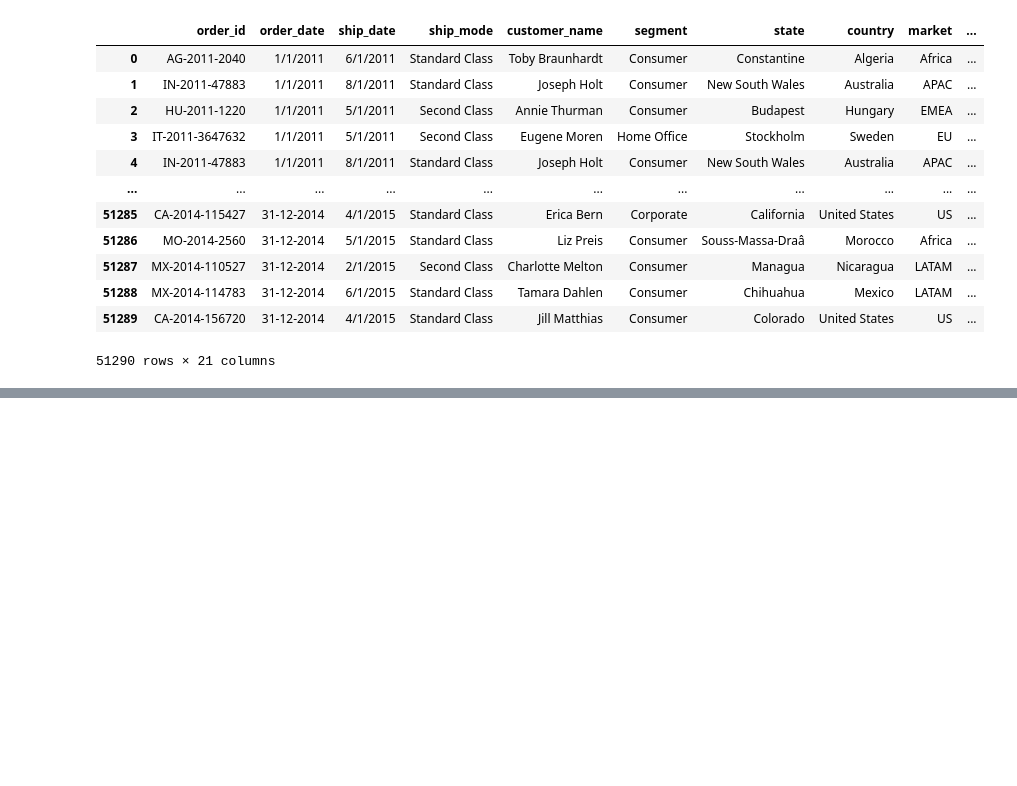
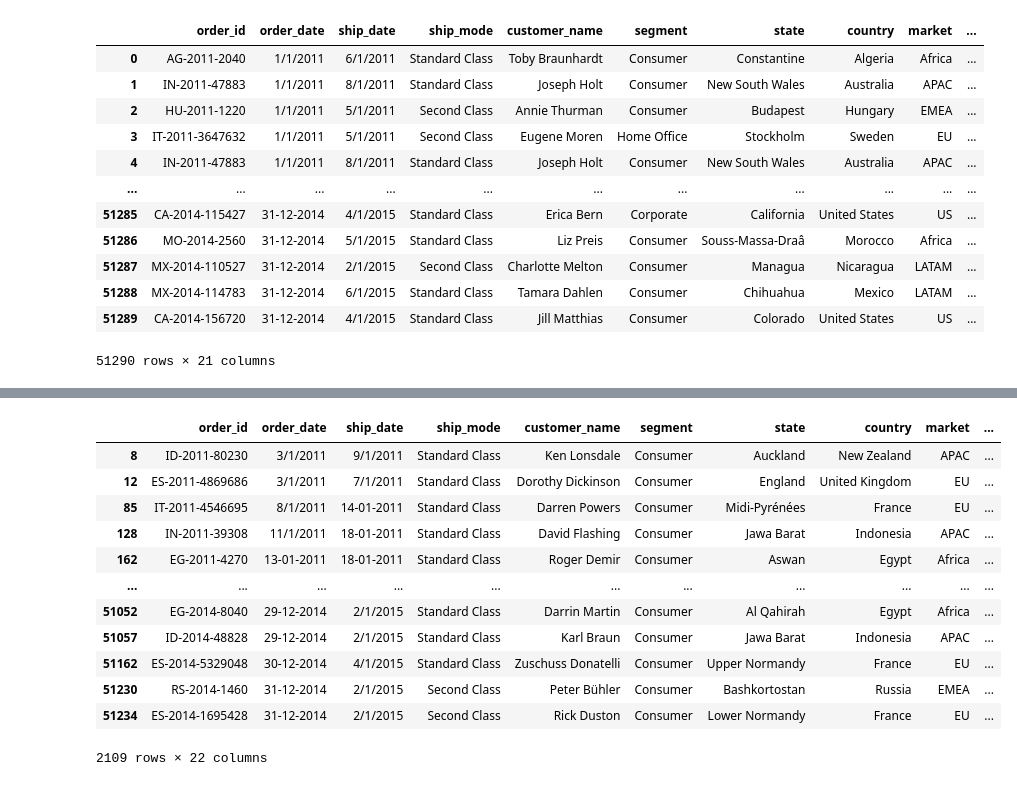
Before and after one commit to jacobabhihail-tech/advanced-data-wrangling-lab, a Jupyter notebook: day01_advanced_pandas/day1_sales_analysis.ipynb, the cells around one changed output, grey strips where cells are left out. Saved outputs shown, nothing was run; the diff lists cells and outputs as text; code cells hidden in the pictures; blank space fills up the shorter version.

```diff
--- a/day01_advanced_pandas/day1_sales_analysis.ipynb
+++ b/day01_advanced_pandas/day1_sales_analysis.ipynb
@@ -133,0 +363,18 @@ NameError: name 'sales' is not defined
+# %%
+high_sales_consumer = df[(df['sales']>500) & (df['segment'] == 'Consumer')]
+# %%
+high_sales_consumer
+# %% [output]
+|  | order_id | order_date | ship_date | ship_mode | customer_name | segment | state | country | market | ... |
+| 8 | ID-2011-80230 | 3/1/2011 | 9/1/2011 | Standard Class | Ken Lonsdale | Consumer | Auckland | New Zealand | APAC | ... |
+| 12 | ES-2011-4869686 | 3/1/2011 | 7/1/2011 | Standard Class | Dorothy Dickinson | Consumer | England | United Kingdom | EU | ... |
+| 85 | IT-2011-4546695 | 8/1/2011 | 14-01-2011 | Standard Class | Darren Powers | Consumer | Midi-Pyrénées | France | EU | ... |
+| 128 | IN-2011-39308 | 11/1/2011 | 18-01-2011 | Standard Class | David Flashing | Consumer | Jawa Barat | Indonesia | APAC | ... |
+| 162 | EG-2011-4270 | 13-01-2011 | 18-01-2011 | Standard Class | Roger Demir | Consumer | Aswan | Egypt | Africa | ... |
+| ... | ... | ... | ... | ... | ... | ... | ... | ... | ... | ... |
+| 51052 | EG-2014-8040 | 29-12-2014 | 2/1/2015 | Standard Class | Darrin Martin | Consumer | Al Qahirah | Egypt | Africa | ... |
+| 51057 | ID-2014-48828 | 29-12-2014 | 2/1/2015 | Standard Class | Karl Braun | Consumer | Jawa Barat | Indonesia | APAC | ... |
+| 51162 | ES-2014-5329048 | 30-12-2014 | 4/1/2015 | Standard Class | Zuschuss Donatelli | Consumer | Upper Normandy | France | EU | ... |
+| 51230 | RS-2014-1460 | 31-12-2014 | 2/1/2015 | Second Class | Peter Bühler | Consumer | Bashkortostan | Russia | EMEA | ... |
+| 51234 | ES-2014-1695428 | 31-12-2014 | 2/1/2015 | Second Class | Rick Duston | Consumer | Lower Normandy | France | EU | ... |
+2109 rows × 22 columns
```
Also changed, not shown: parts of 44 cells of this notebook, 2 other files.
